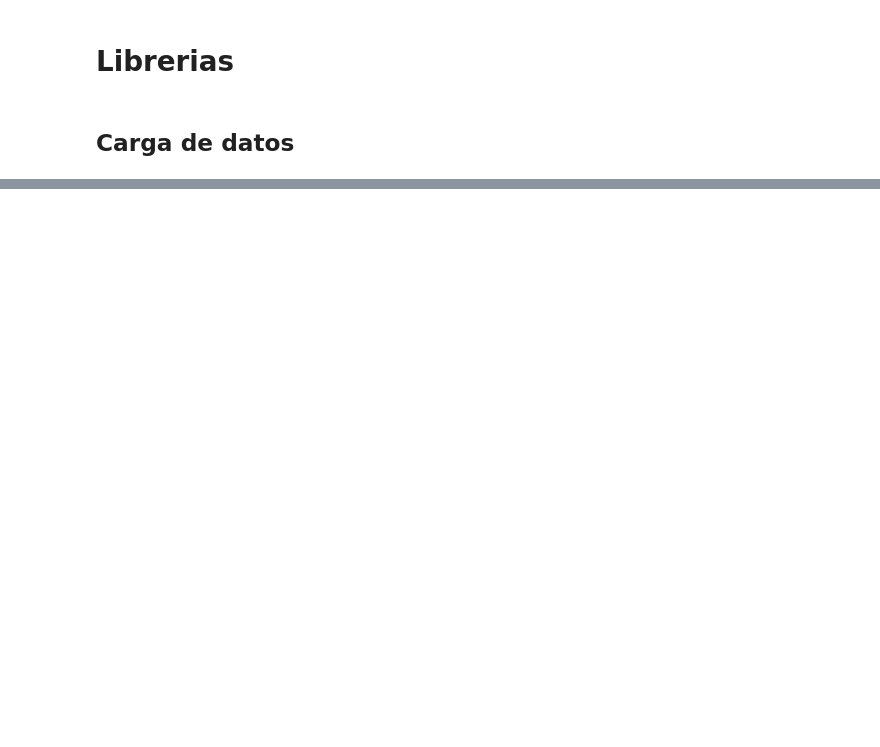
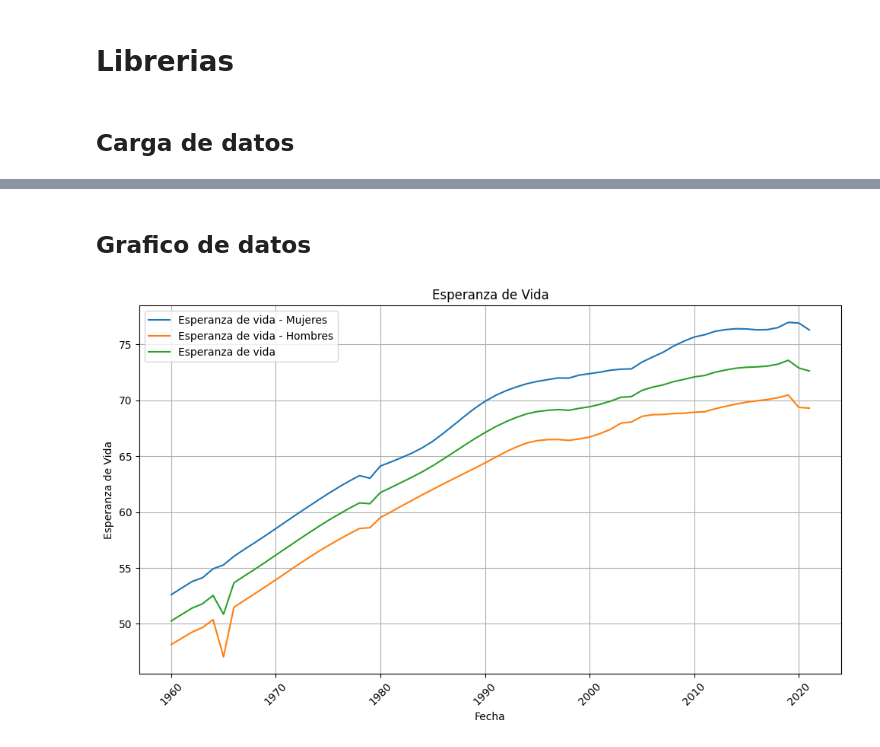
Before and after one commit to MoisesAlmz/Proyecto-Samsung, a Jupyter notebook: Viejicidad_en_RD.ipynb, the cells around one changed output, grey strips where cells are left out. Cells and saved outputs as stored; diff of their text form; code cells hidden in the pictures; blank space fills up the shorter version.

```diff
--- a/Viejicidad_en_RD.ipynb
+++ b/Viejicidad_en_RD.ipynb
@@ -7,3 +7,8 @@ import numpy as np
 import seaborn as sns
 # %% [markdown]
 ## **Carga de datos**
+# %%
+#Hoja 1, esperanza de vida
+
+Data_Esperanza = pd.read_excel(r"C:\Users\kevin\Desktop\Clases y Tareas Saul\3-Curso Python\Proyecto-Samsung-master\Esperanza de vida RD.xlsx")
+Data_Esperanza
@@ -16,0 +195,24 @@ NameError: name 'pd' is not defined
+# %% [markdown]
+## **Grafico de datos**
+# %%
+# Graficar
+plt.figure(figsize=(10, 6))  # Tamaño de la figura
+plt.plot(Data_Esperanza["Fecha"], Data_Esperanza["Esperanza de vida - Mujeres"], label="Esperanza de vida - Mujeres")
+plt.plot(Data_Esperanza["Fecha"], Data_Esperanza["Esperanza de vida - Hombres"], label="Esperanza de vida - Hombres")
+plt.plot(Data_Esperanza["Fecha"], Data_Esperanza["Esperanza de vida"], label="Esperanza de vida")
+
+# Configurar título y etiquetas de los ejes
+plt.title('Esperanza de Vida')
+plt.xlabel('Fecha')
+plt.ylabel('Esperanza de Vida')
+plt.xticks(rotation=45)  # Rotar etiquetas del eje x para mayor claridad
+plt.grid(True)  # Activar cuadrícula
+
+# Mostrar la leyenda
+plt.legend()
+
+# Mostrar el gráfico
+plt.tight_layout()
+plt.show()
+# %% [output]
+[figure, added]
```
Also changed, not shown: parts of 11 cells of this notebook.
